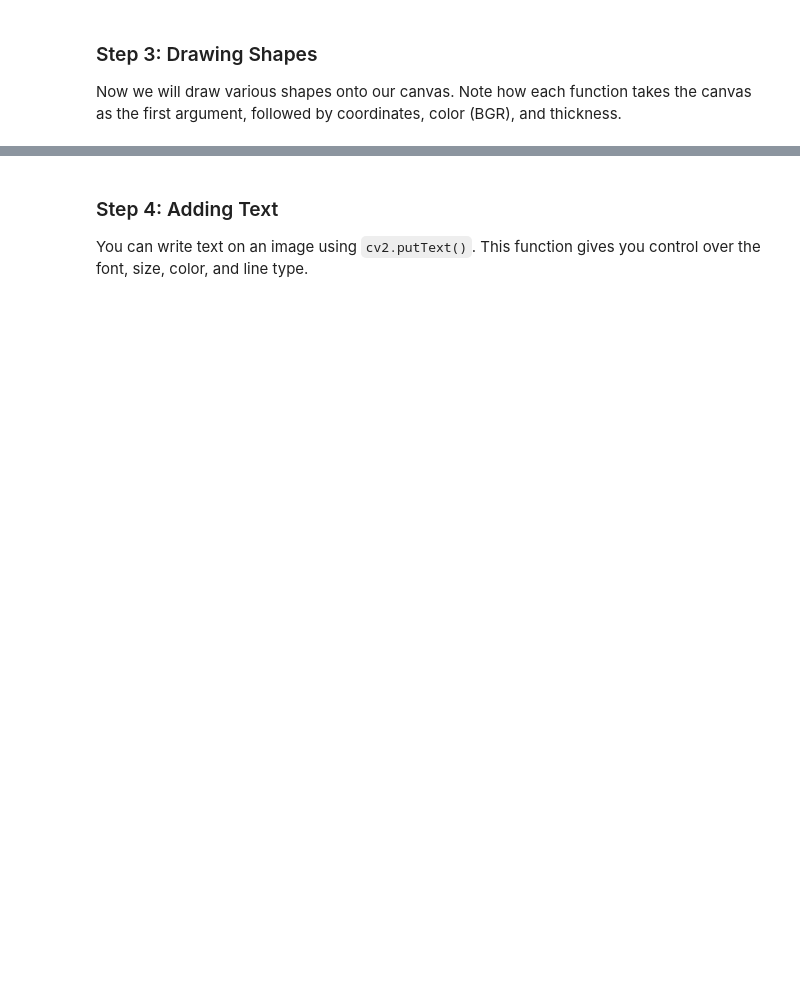
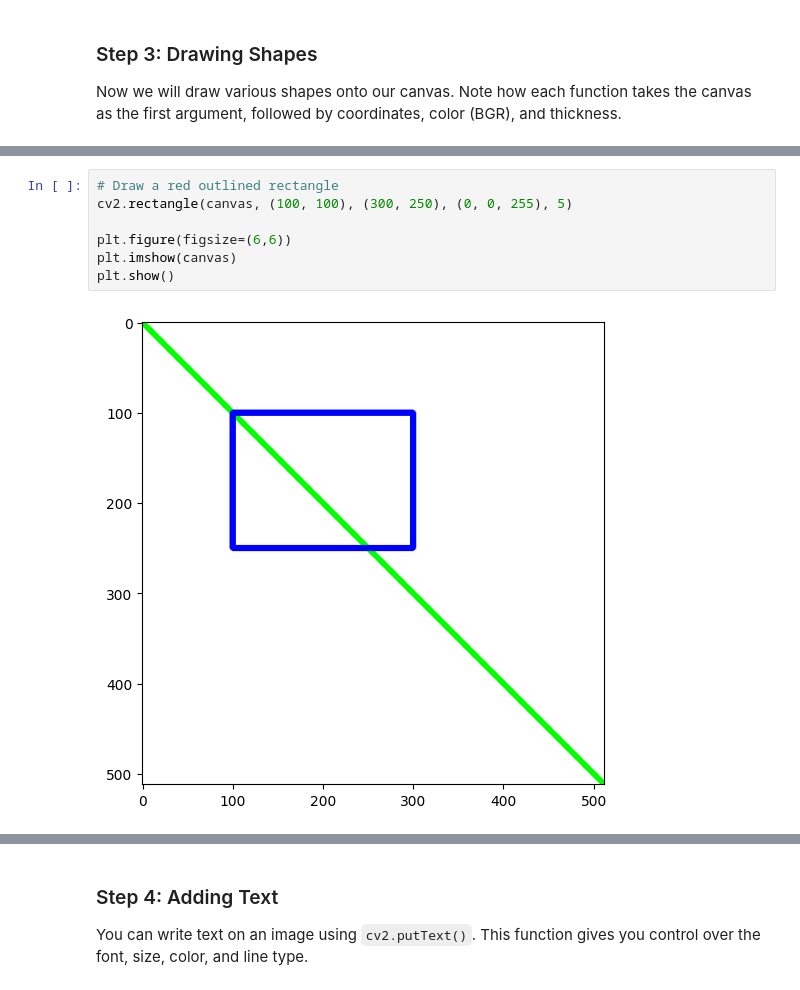
Before and after one commit to TriTetra/Project-Drone-Vision, a Jupyter notebook: experiments/2_drawing_and_interaction/01_drawing_shapes_notebook.ipynb, the cells around one changed output, grey strips where cells are left out. Drawn from its saved outputs; the diff is of its cells as text; blank space fills up the shorter version.

```diff
--- a/experiments/2_drawing_and_interaction/01_drawing_shapes_notebook.ipynb
+++ b/experiments/2_drawing_and_interaction/01_drawing_shapes_notebook.ipynb
@@ -71,0 +51,9 @@ array([[[  0, 255,   0],
+# %%
+# Draw a red outlined rectangle
+cv2.rectangle(canvas, (100, 100), (300, 250), (0, 0, 255), 5)
+
+plt.figure(figsize=(6,6))
+plt.imshow(canvas)
+plt.show()
+# %% [output]
+[figure, added]
```
Also changed, not shown: parts of 7 cells of this notebook, 4 other files.
